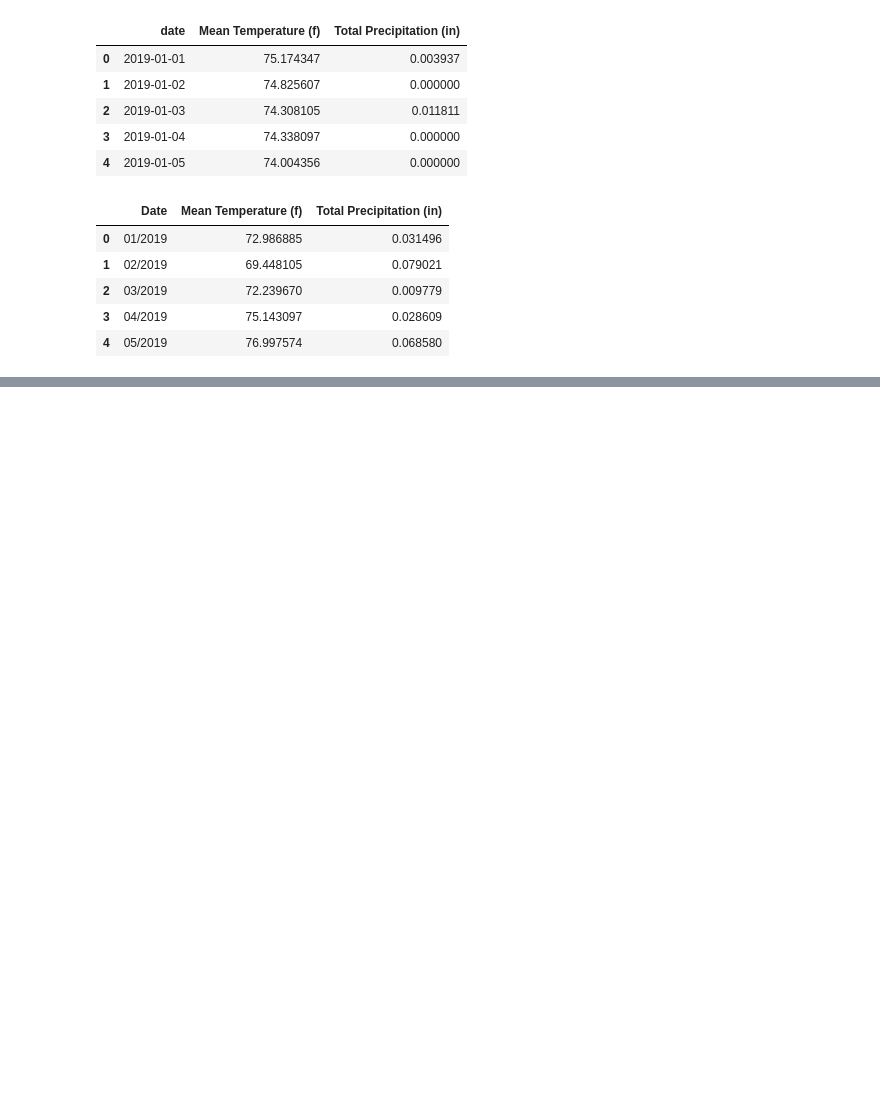
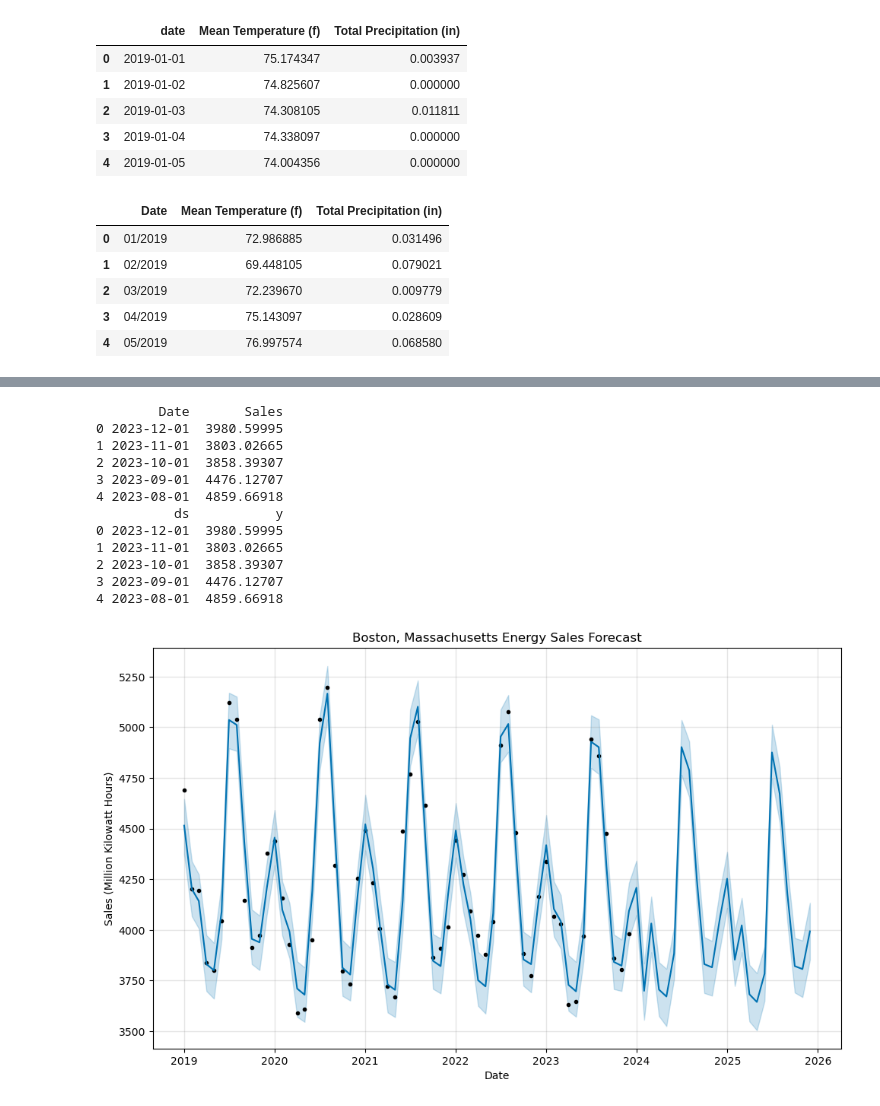
Before and after one commit to Deadbones267/Group-Project-1, a Jupyter notebook: weather_trends_energy_analysis.ipynb, the cells around one changed output, grey strips where cells are left out. Drawn from its saved outputs; the diff is of its cells as text; code cells hidden in the pictures; blank space fills up the shorter version.

```diff
--- a/weather_trends_energy_analysis.ipynb
+++ b/weather_trends_energy_analysis.ipynb
@@ -206,0 +242,34 @@ merged_df.to_csv('Output/hawaii_temp_vs_sales.csv', index=False)
+# %%
+## Data Forecasting
+
+# Predict energy costs based on prior data using prophet.
+import prophet
+from prophet import Prophet
+
+# Create a new dataframe with the 'ds' and 'y' columns.
+df_prophet = merged_df[['Date', 'Sales']]
+print(df_prophet.head())
+
+# Rename columns.
+df_prophet = df_prophet.rename(columns={'Date': 'ds', 'Sales': 'y'})
+print(df_prophet.head())
+
+# Create a prophet model.
+model = Prophet()
+model.fit(df_prophet)
+
+# Predict the future using the prophet model.
+futurepredicitions = model.make_future_dataframe(periods=24, freq='ME')
+forecast = model.predict(futurepredicitions)
+forecast[['ds', 'yhat', 'yhat_lower', 'yhat_upper']].tail()
+
+# Plot the forecast
+fig = model.plot(forecast)
+ax = fig.gca()
+# Update axis labels
+ax.set_xlabel('Date')
+ax.set_ylabel('Sales (Million Kilowatt Hours)')
+plt.title(f'{first_result_city_name}, {first_result_state_name} Energy Sales Forecast')
+plt.savefig(f'{first_result_city_name}_energy_sales_forecast.png')
+plt.show()
+# %% [output]
@@ -206,0 +278,13 @@ merged_df.to_csv('Output/hawaii_temp_vs_sales.csv', index=False)
+        Date       Sales
+0 2023-12-01  3980.59995
+1 2023-11-01  3803.02665
+2 2023-10-01  3858.39307
+3 2023-09-01  4476.12707
+4 2023-08-01  4859.66918
+          ds           y
+0 2023-12-01  3980.59995
+1 2023-11-01  3803.02665
+2 2023-10-01  3858.39307
+3 2023-09-01  4476.12707
+4 2023-08-01  4859.66918
+[figure, added]
```
Also changed, not shown: parts of 12 cells of this notebook, 3 other files.
